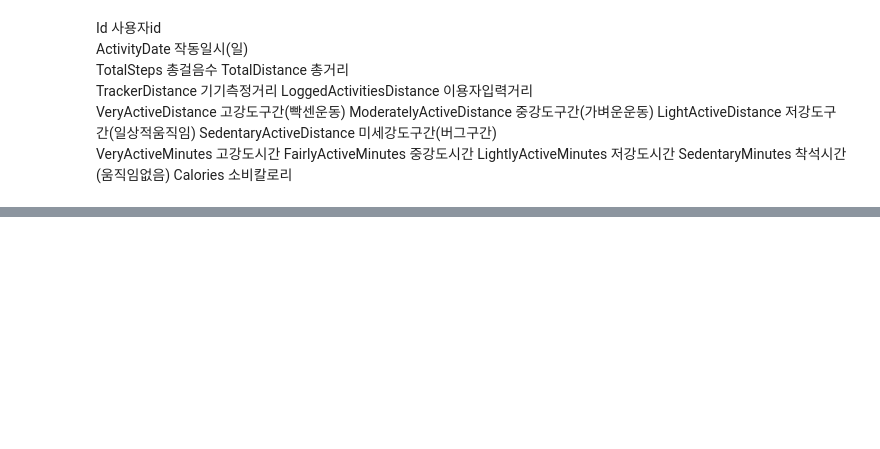
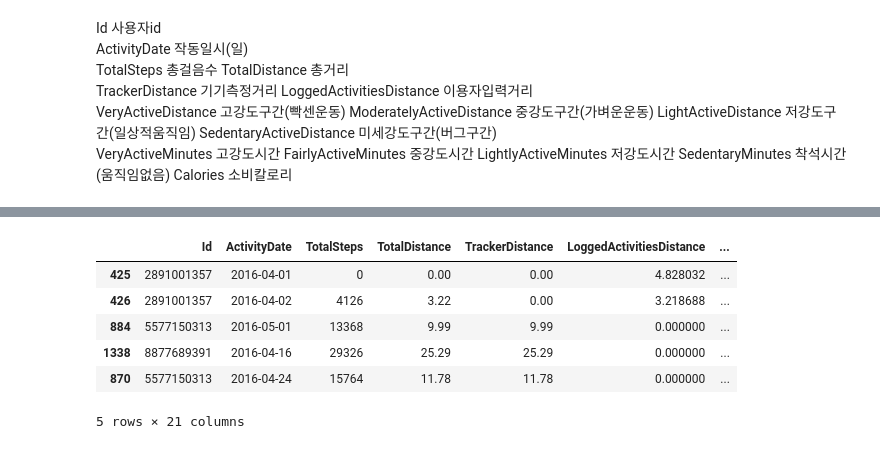
Before and after one commit to jeesy95-creator/sparta_15, a Jupyter notebook: notebooks/OHC.ipynb, the cells around one changed output, grey strips where cells are left out. Cells and saved outputs as stored; diff of their text form; code cells hidden in the pictures; blank space fills up the shorter version.

```diff
--- a/notebooks/OHC.ipynb
+++ b/notebooks/OHC.ipynb
@@ -1,7 +1,7 @@
 # %%
+#데이터조회
 import pandas as pd
-df1 = pd.read_csv('../data/dailyActivity_merged34.csv')
-df2 = pd.read_csv('../data/dailyActivity_merged45.csv')
-merged_df = pd.concat([df1, df2], ignore_index=True)
-merged_df
+act = pd.read_csv('../data/dailyActivity_merged_fin_sum.csv')
+act_grade = act.copy()
+act_grade.info()
 # %% [output]
@@ -36,0 +97,24 @@ Calories 소비칼로리
+# %%
+
+# (1) 총 활동 시간 (Total_Active_Minutes)
+act_clean['Total_Active_Minutes'] = (
+    act_clean['VeryActiveMinutes'] +
+    act_clean['FairlyActiveMinutes'] +
+    act_clean['LightlyActiveMinutes']
+)
+# (2) 운동 강도 점수 (Intensity_Score)
+act_clean['Intensity_Score'] = (
+    (act_clean['VeryActiveMinutes'] * 2) +
+    (act_clean['FairlyActiveMinutes'] * 1.5) +
+    (act_clean['LightlyActiveMinutes'] * 1)
+)
+# (3) 활동 등급 (Activity_Grade)
+act_clean['Activity_Grade'] = pd.qcut(
+    act_clean['Intensity_Score'],
+    q=3,
+    labels=['Low', 'Medium', 'High']
+)
+# 잘 만들어졌는지 확인
+act_clean[['Id', 'Total_Active_Minutes', 'Intensity_Score', 'Activity_Grade']].head()
+# 등급별로 몇 명이나 있는지 확인
+act_clean['Activity_Grade'].value_counts()
@@ -36,0 +139,20 @@ Calories 소비칼로리
+# %%
+# '상' 등급이고 활동시간도 높은 사람들 : 헬창
+# 조건: 활동 시간이 중앙값보다 길고(>=) AND 등급이 High인 사람
+# 정렬: 강도 점수가 높은 순서대로 (내림차순) -> "누가 제일 빡세게 했나?"
+
+time_median = act_clean['Total_Active_Minutes'].median()# 기준점(중앙값) 계산
+elite_examples = act_clean[
+    (act_clean['Total_Active_Minutes'] >= time_median) &
+    (act_clean['Activity_Grade'] == 'High')
+].sort_values(by='Intensity_Score', ascending=False).head()
+print("--- '헬창' 케이스 ---")
+elite_examples
+# %% [output]
+|  | Id | ActivityDate | TotalSteps | TotalDistance | TrackerDistance | LoggedActivitiesDistance | ... |
+| 425 | 2891001357 | 2016-04-01 | 0 | 0.00 | 0.00 | 4.828032 | ... |
+| 426 | 2891001357 | 2016-04-02 | 4126 | 3.22 | 0.00 | 3.218688 | ... |
+| 884 | 5577150313 | 2016-05-01 | 13368 | 9.99 | 9.99 | 0.000000 | ... |
+| 1338 | 8877689391 | 2016-04-16 | 29326 | 25.29 | 25.29 | 0.000000 | ... |
+| 870 | 5577150313 | 2016-04-24 | 15764 | 11.78 | 11.78 | 0.000000 | ... |
+5 rows × 21 columns
```
Also changed, not shown: parts of 8 cells of this notebook.
